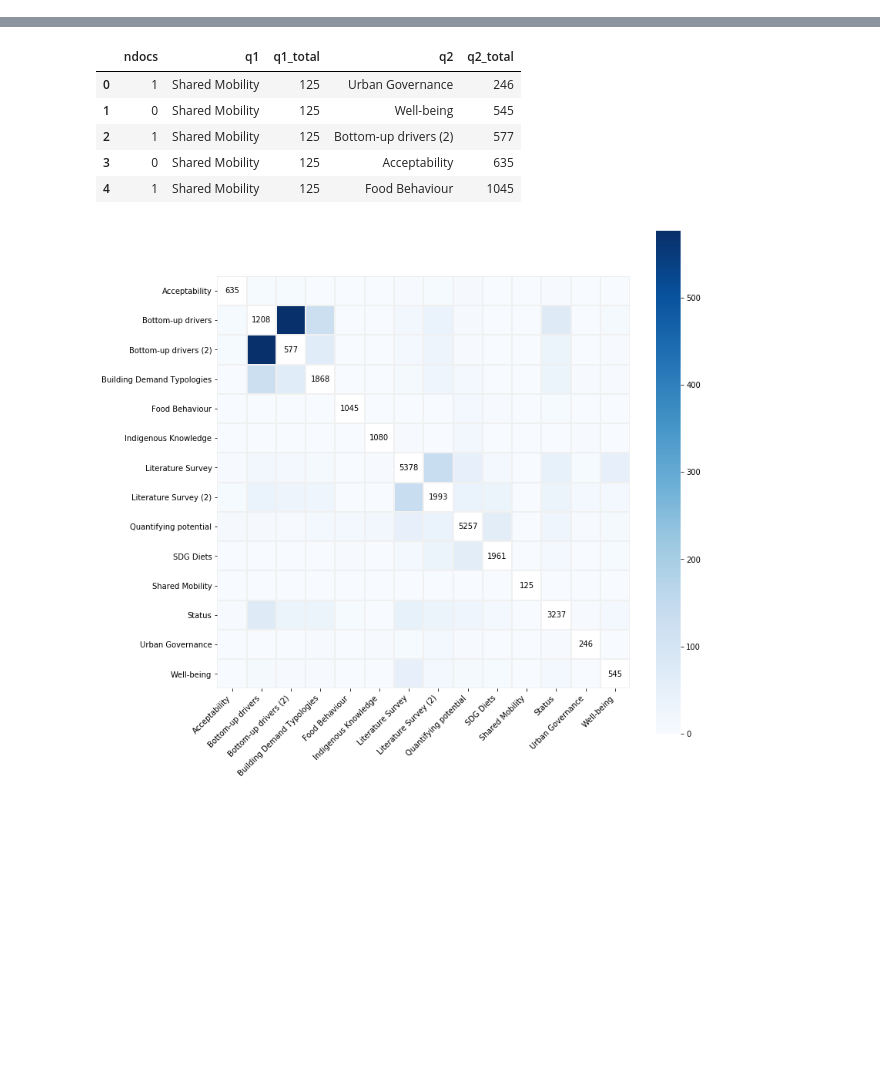
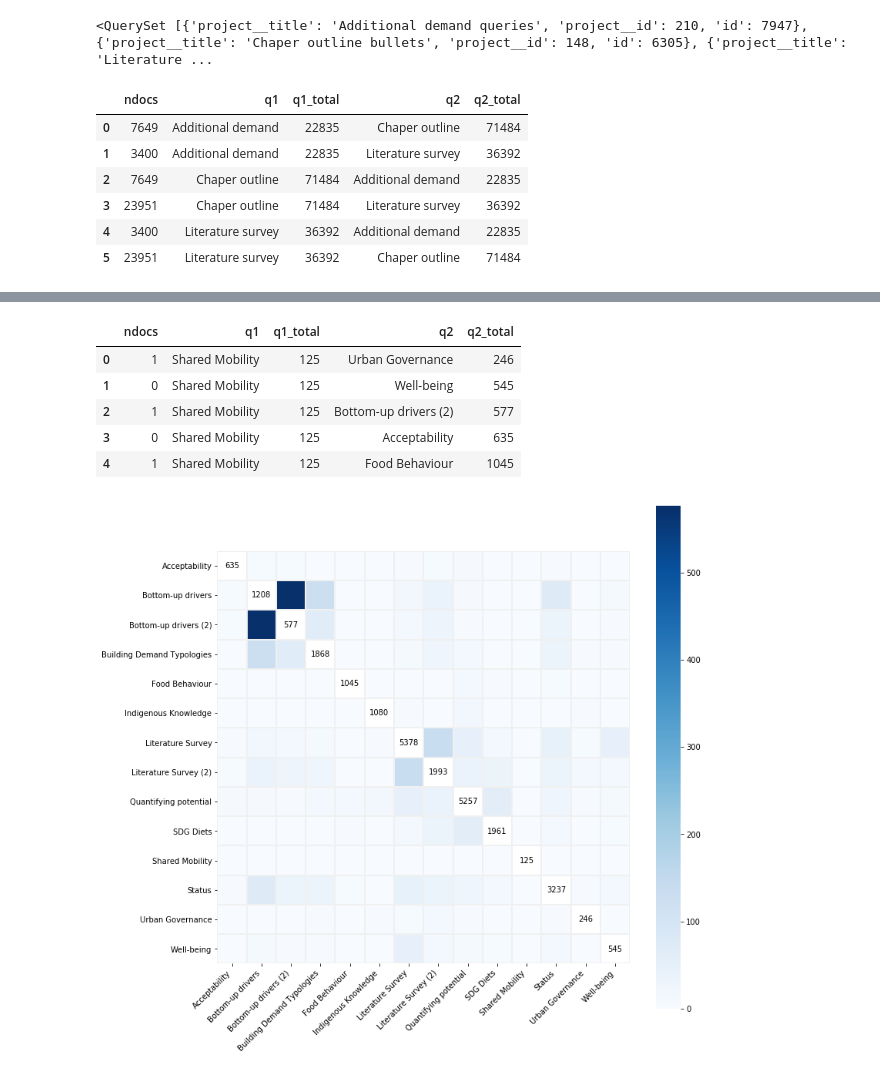
Before and after one commit to mcc-apsis/energy-demand-landscape, a Jupyter notebook: overlap.ipynb, the cells around one changed output, grey strips where cells are left out. Drawn from its saved outputs; the diff is of its cells as text; code cells hidden in the pictures; blank space fills up the shorter version.

```diff
--- a/overlap.ipynb
+++ b/overlap.ipynb
@@ -17,3 +17,41 @@ from django.db.models import Count, Sum
 
 p = Project.objects.get(pk=147)
 qid = 6299
+# %%
+qs = Query.objects.filter(pk__in=[6305,6299,7947]).order_by('project__title')
+print(qs.values('project__title','project__id','id'))
+
+query_short = {
+
+}
+
+qdicts = []
+for q in qs:
+    for q2 in qs:#.filter(pk__gt=q.id):
+        if q.id==q2.id:
+            continue
+        d1 = set(q.doc_set.all().values_list('pk', flat=True))
+        d2 = set(q2.doc_set.all().values_list('pk', flat=True))
+        docs = d1 & d2
+        qd = {
+            'q1': " ".join(q.project.title.split()[:2]),
+            'q2': " ".join(q2.project.title.split()[:2]),
+            'q1_total': len(d1),
+            'q2_total': len(d2),
+            'ndocs': len(docs)
+        }
+        if qd not in qdicts:
+            qdicts.append(qd)
+
+ldf = pd.DataFrame.from_dict(qdicts)
+
+ldf.head(15)
+# %% [output]
+<QuerySet [{'project__title': 'Additional demand queries', 'project__id': 210, 'id': 7947}, {'project__title': 'Chaper outline bullets', 'project__id': 148, 'id': 6305}, {'project__title': 'Literature ...
+|  | ndocs | q1 | q1_total | q2 | q2_total |
+| 0 | 7649 | Additional demand | 22835 | Chaper outline | 71484 |
+| 1 | 3400 | Additional demand | 22835 | Literature survey | 36392 |
+| 2 | 7649 | Chaper outline | 71484 | Additional demand | 22835 |
+| 3 | 23951 | Chaper outline | 71484 | Literature survey | 36392 |
+| 4 | 3400 | Literature survey | 36392 | Additional demand | 22835 |
+| 5 | 23951 | Literature survey | 36392 | Chaper outline | 71484 |
```
Also changed, not shown: parts of 2 cells of this notebook.
